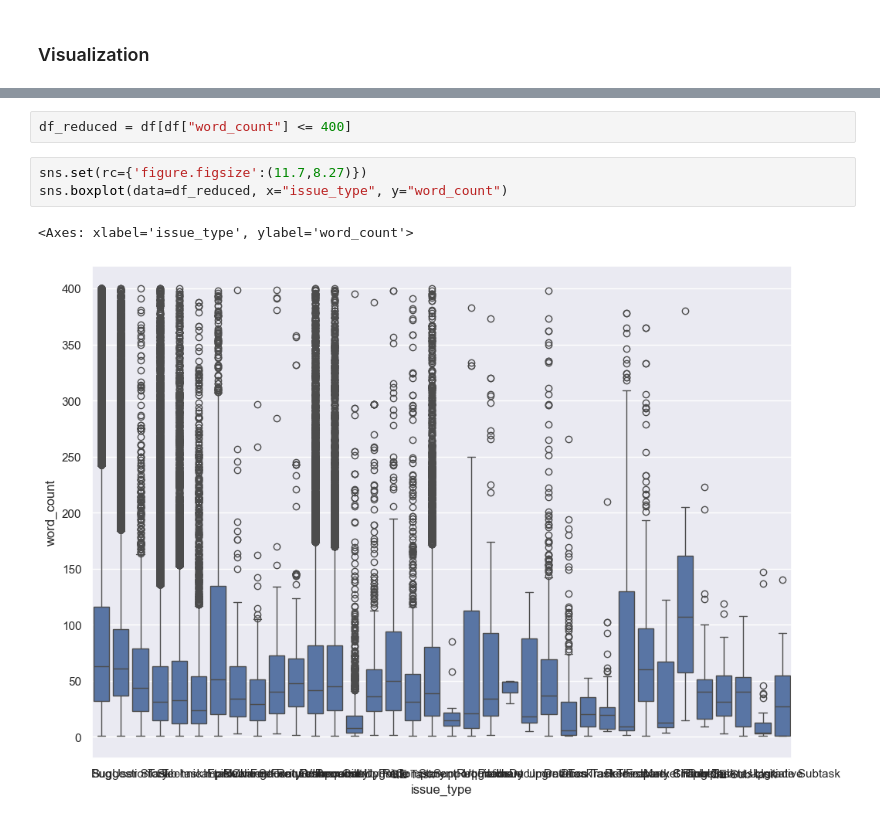
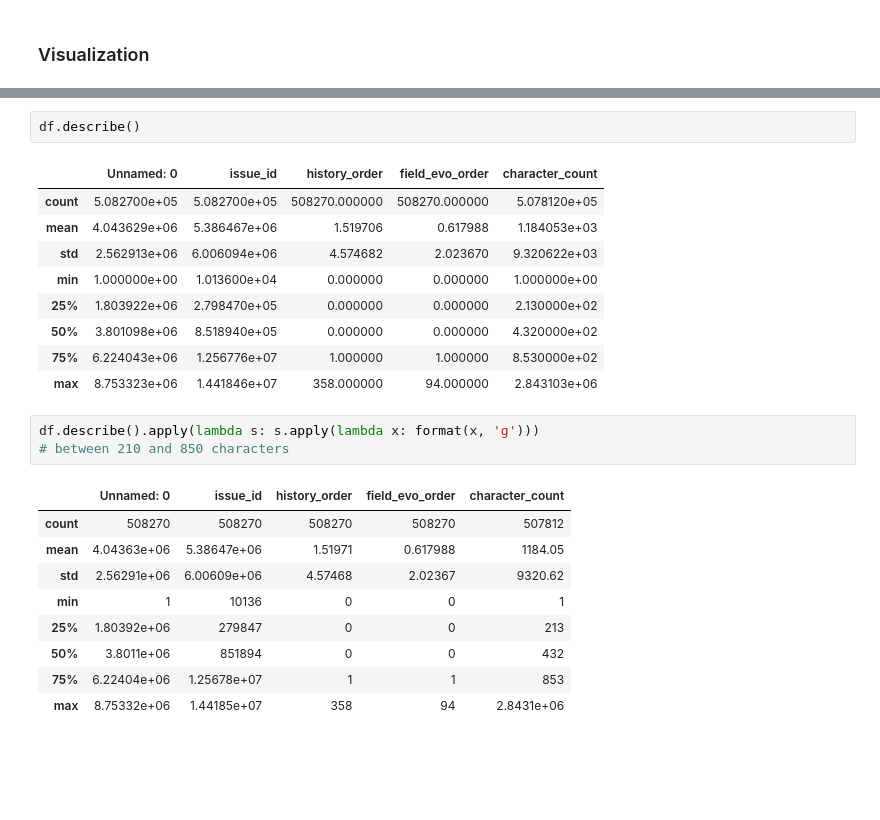
Before and after one commit to Piet777/master-thesis, a Jupyter notebook: descriptionLength.ipynb, the cells around one changed output, grey strips where cells are left out. Cells and saved outputs as stored; diff of their text form; blank space fills up the shorter version.

```diff
--- a/descriptionLength.ipynb
+++ b/descriptionLength.ipynb
@@ -221,8 +221,25 @@ All Evolutions are takin into account
-# %%
-df_reduced = df[df["word_count"] <= 400]
-# %%
-sns.set(rc={'figure.figsize':(11.7,8.27)})
-sns.boxplot(data=df_reduced, x="issue_type", y="word_count")
-# %% [output]
-<Axes: xlabel='issue_type', ylabel='word_count'>
-[figure, removed]
+# %%
+df.describe()
+# %% [output]
+|  | Unnamed: 0 | issue_id | history_order | field_evo_order | character_count |
+| count | 5.082700e+05 | 5.082700e+05 | 508270.000000 | 508270.000000 | 5.078120e+05 |
+| mean | 4.043629e+06 | 5.386467e+06 | 1.519706 | 0.617988 | 1.184053e+03 |
+| std | 2.562913e+06 | 6.006094e+06 | 4.574682 | 2.023670 | 9.320622e+03 |
+| min | 1.000000e+00 | 1.013600e+04 | 0.000000 | 0.000000 | 1.000000e+00 |
+| 25% | 1.803922e+06 | 2.798470e+05 | 0.000000 | 0.000000 | 2.130000e+02 |
+| 50% | 3.801098e+06 | 8.518940e+05 | 0.000000 | 0.000000 | 4.320000e+02 |
+| 75% | 6.224043e+06 | 1.256776e+07 | 1.000000 | 1.000000 | 8.530000e+02 |
+| max | 8.753323e+06 | 1.441846e+07 | 358.000000 | 94.000000 | 2.843103e+06 |
+# %%
+df.describe().apply(lambda s: s.apply(lambda x: format(x, 'g')))
+# between 210 and 850 characters
+# %% [output]
+|  | Unnamed: 0 | issue_id | history_order | field_evo_order | character_count |
+| count | 508270 | 508270 | 508270 | 508270 | 507812 |
+| mean | 4.04363e+06 | 5.38647e+06 | 1.51971 | 0.617988 | 1184.05 |
+| std | 2.56291e+06 | 6.00609e+06 | 4.57468 | 2.02367 | 9320.62 |
+| min | 1 | 10136 | 0 | 0 | 1 |
+| 25% | 1.80392e+06 | 279847 | 0 | 0 | 213 |
+| 50% | 3.8011e+06 | 851894 | 0 | 0 | 432 |
+| 75% | 6.22404e+06 | 1.25678e+07 | 1 | 1 | 853 |
+| max | 8.75332e+06 | 1.44185e+07 | 358 | 94 | 2.8431e+06 |
```
Also changed, not shown: parts of 6 cells of this notebook, 16 other files.
